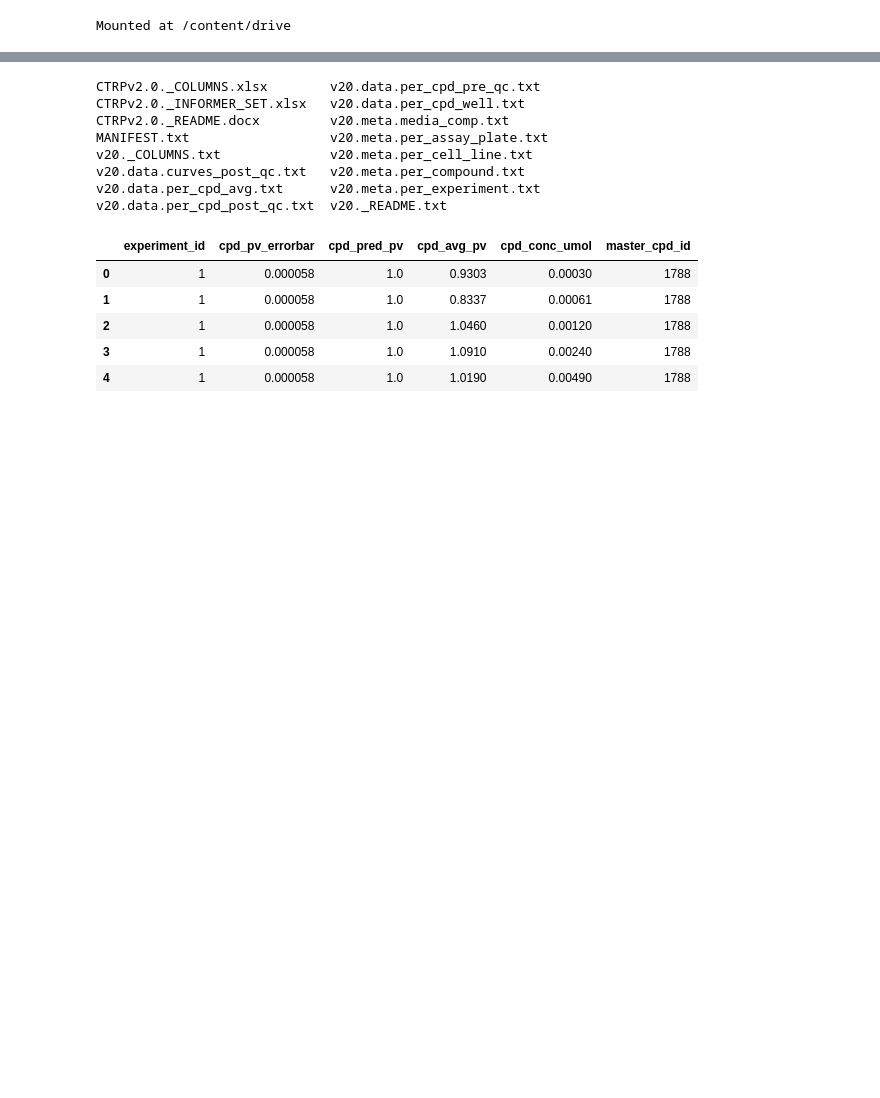
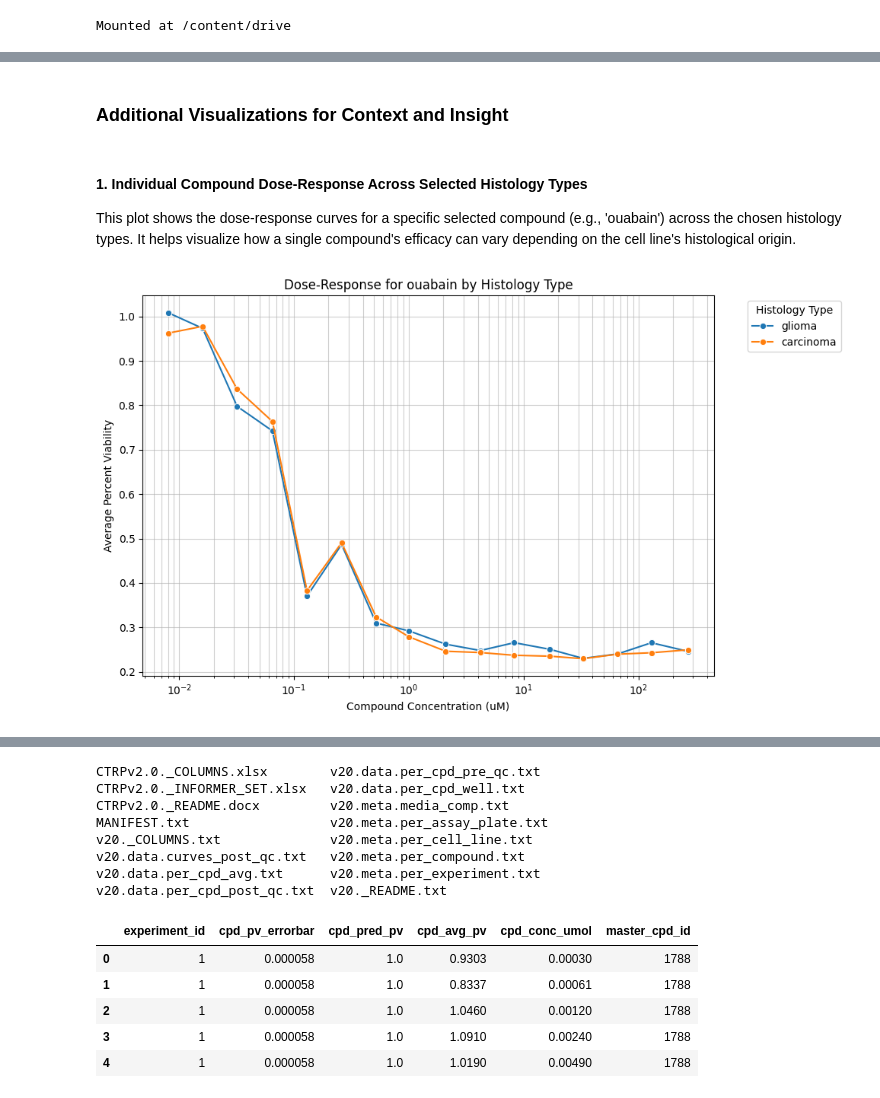
Before and after one commit to zrsteff/DSC502-Group-1-Project, a Jupyter notebook: DSC502_Group_Project_ZRS.ipynb, the cells around one changed output, grey strips where cells are left out. Saved outputs shown, nothing was run; the diff lists cells and outputs as text; code cells hidden in the pictures; blank space fills up the shorter version.

```diff
--- a/DSC502_Group_Project_ZRS.ipynb
+++ b/DSC502_Group_Project_ZRS.ipynb
@@ -7,0 +88,41 @@ Mounted at /content/drive
+# %% [markdown]
+### Additional Visualizations for Context and Insight
+# %% [markdown]
+#### 1. Individual Compound Dose-Response Across Selected Histology Types
+
+This plot shows the dose-response curves for a specific selected compound (e.g., 'ouabain') across the chosen histology types. It helps visualize how a single compound's efficacy can vary depending on the cell line's histological origin.
+# %%
+import matplotlib.pyplot as plt
+import seaborn as sns
+
+# Select one of the compounds for this visualization (e.g., 'ouabain')
+single_compound_name = 'ouabain'
+single_compound_id = compound_df[compound_df['cpd_name'] == single_compound_name]['master_cpd_id'].iloc[0]
+
+# Filter data for this specific compound and selected histology types
+compound_histology_df = final_merged_df[
+    (final_merged_df['master_cpd_id'] == single_compound_id) &
+    (final_merged_df['ccle_primary_hist'].isin(selected_histology_types))
+].copy()
+# Clean histology names for display
+compound_histology_df['ccle_primary_hist_cleaned'] = compound_histology_df['ccle_primary_hist'].str.replace('_', ' ')
+
+plt.figure(figsize=(10, 6))
+sns.lineplot(
+    data=compound_histology_df,
+    x='cpd_conc_umol',
+    y='cpd_avg_pv',
+    hue='ccle_primary_hist_cleaned', # Differentiate by cleaned histology name
+    marker='o',
+    errorbar=None # Avoid error bars for clarity in this aggregated view
+)
+plt.xscale('log')
+plt.xlabel('Compound Concentration (uM)')
+plt.ylabel('Average Percent Viability')
+plt.title(f'Dose-Response for {single_compound_name} by Histology Type')
+plt.legend(title='Histology Type', bbox_to_anchor=(1.05, 1), loc='upper left')
+plt.grid(True, which="both", ls="-", alpha=0.6)
+plt.tight_layout()
+plt.show()
+# %% [output]
+[figure, added]
```
Also changed, not shown: parts of 20 cells of this notebook.
